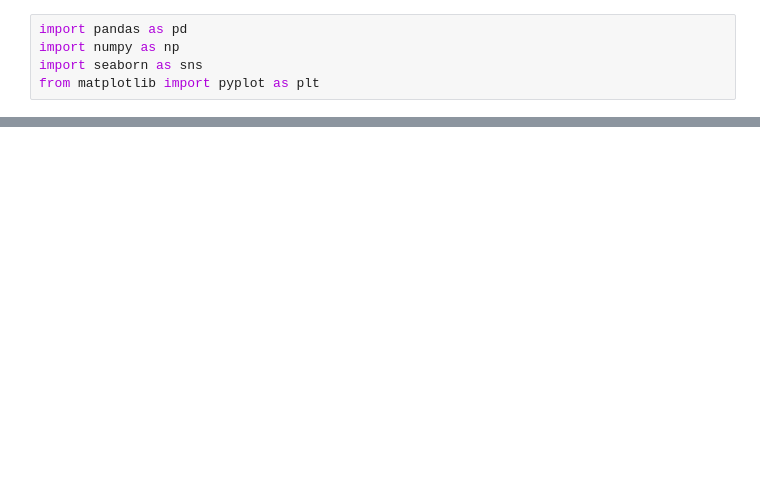
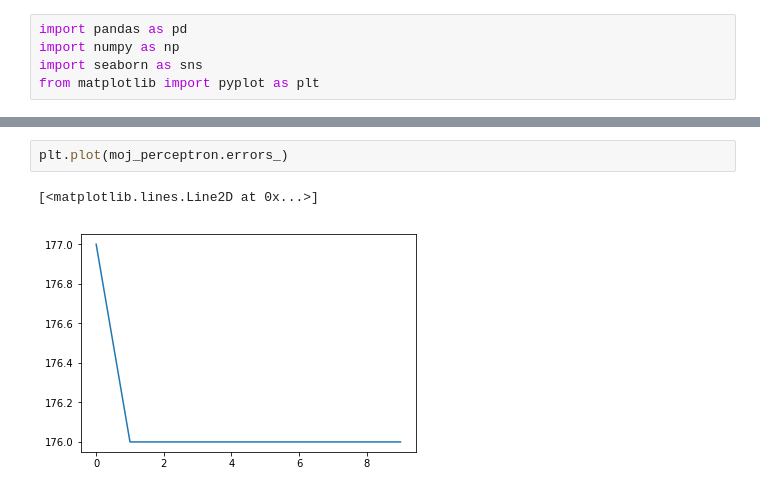
Before and after one commit to VLR19/Popovych_NS2019, a Jupyter notebook: Projekt_netflix_data.ipynb, the cells around one changed output, grey strips where cells are left out. Drawn from its saved outputs; the diff is of its cells as text; blank space fills up the shorter version.

```diff
--- a/Projekt_netflix_data.ipynb
+++ b/Projekt_netflix_data.ipynb
@@ -39,0 +211,5 @@ netfl_data.head()
+# %%
+plt.plot(moj_perceptron.errors_)
+# %% [output]
+[<matplotlib.lines.Line2D at 0x...>]
+[figure, added]
```
Also changed, not shown: parts of 15 cells of this notebook.
